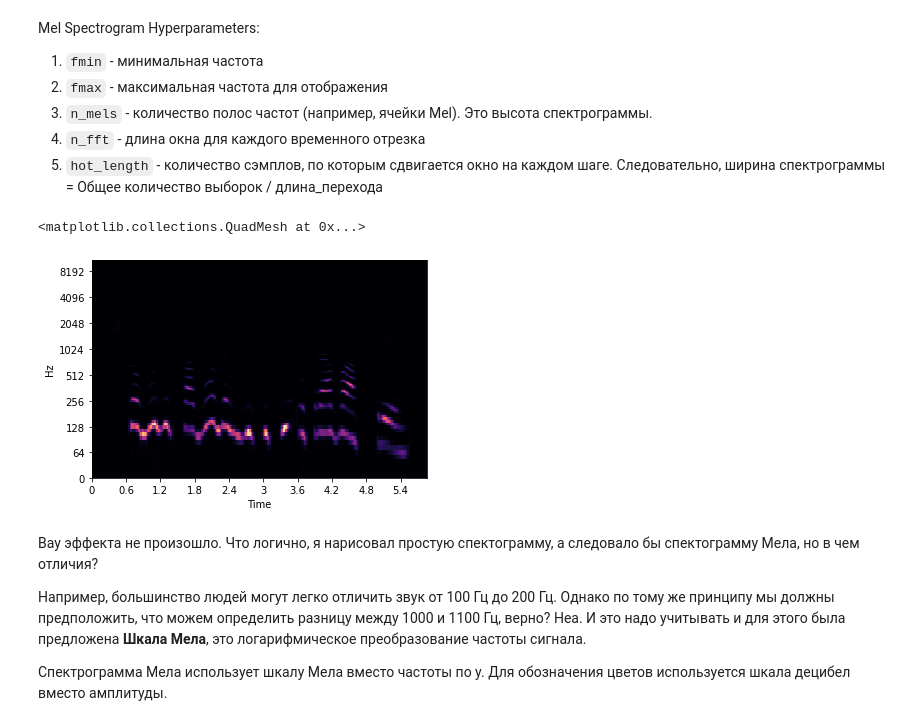
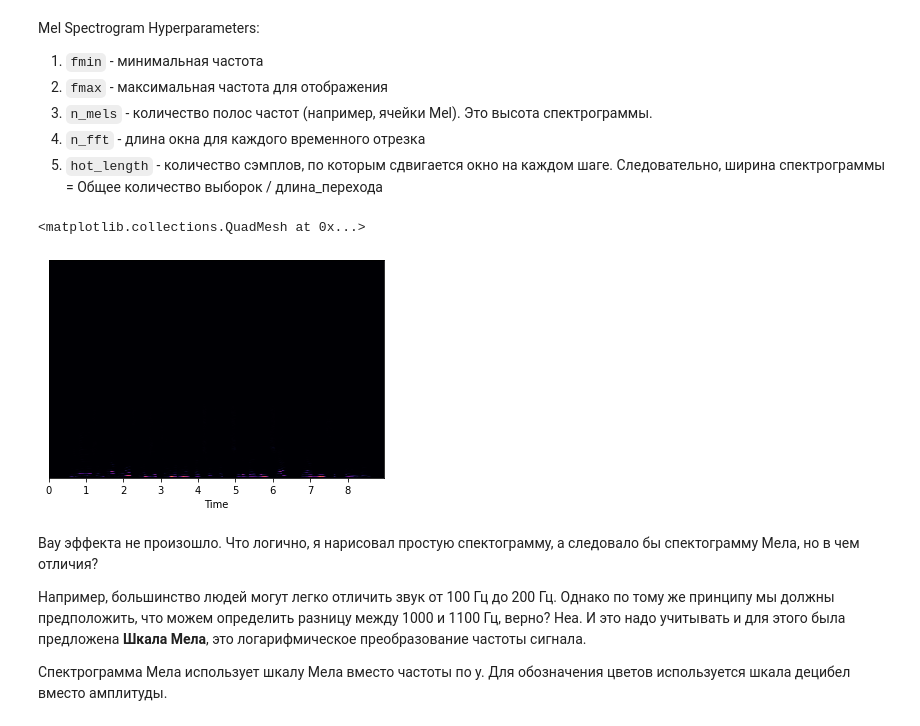
Before and after one commit to DanilDmitriev1999/audio_classification, a Jupyter notebook: Audio Base.ipynb, the cells around one changed output. Drawn from its saved outputs; the diff is of its cells as text; code cells hidden in the pictures.

```diff
--- a/Audio Base.ipynb
+++ b/Audio Base.ipynb
@@ -156,10 +158,10 @@ Mel Spectrogram Hyperparameters:
 5. `hot_length` - количество сэмплов, по которым сдвигается окно на каждом шаге. Следовательно, ширина спектрограммы = Общее количество выборок / длина_перехода
 # %%
 sgram = librosa.stft(y)
-librosa.display.specshow(sgram, x_axis='time', y_axis='log')
+librosa.display.specshow(sgram, x_axis='time')
 # %% [output]
 <matplotlib.collections.QuadMesh at 0x...>
-[figure, old version]
+[figure, new version]
 # %% [markdown]
 Вау эффекта не произошло. Что логично, я нарисовал простую спектограмму, а следовало бы спектограмму Мела, но в чем отличия?
 
```
Also changed, not shown: parts of 8 cells of this notebook, 8 other files.
